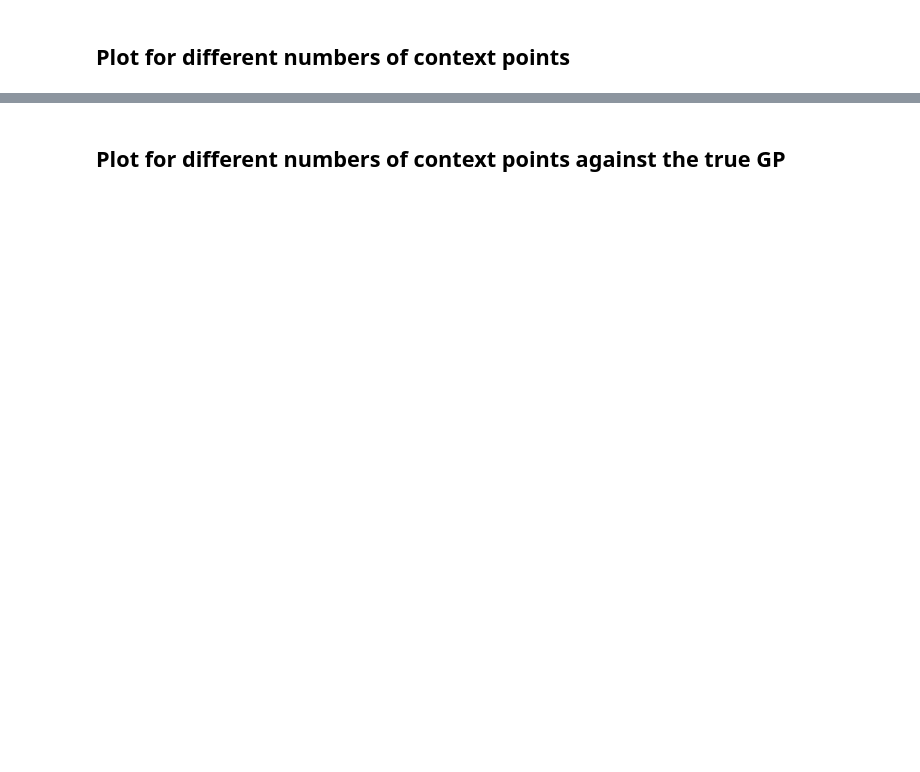
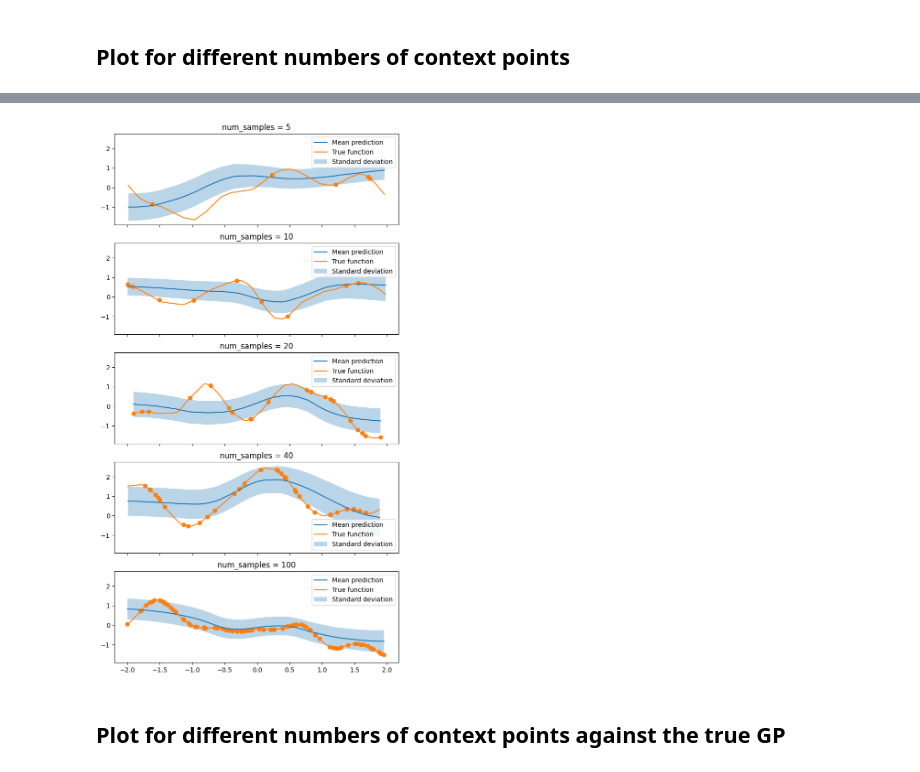
Before and after one commit to tonywu71/neural-processes, a Jupyter notebook: train_cnp_from_arbitrary_gp.ipynb, the cells around one changed output, grey strips where cells are left out. Drawn from its saved outputs; the diff is of its cells as text; code cells hidden in the pictures; blank space fills up the shorter version.

```diff
--- a/train_cnp_from_arbitrary_gp.ipynb
+++ b/train_cnp_from_arbitrary_gp.ipynb
@@ -168,0 +128,7 @@ for idx_plot, num_context in enumerate(list_num_context):
+# %%
+list_num_context = [5, 10, 20, 40, 100]
+
+plot_from_arbitrary_gp_wrt_context_points(model,
+                                          kernel_length_scale=KERNEL_LENGTH_SCALE,
+                                          list_num_context=list_num_context)
+# %% [output]
@@ -169,2 +140,3 @@ for idx_plot, num_context in enumerate(list_num_context):
+[figure, added]
 # %% [markdown]
 ## Plot for different numbers of context points against the true GP
```
Also changed, not shown: parts of 15 cells of this notebook, 3 other files.
